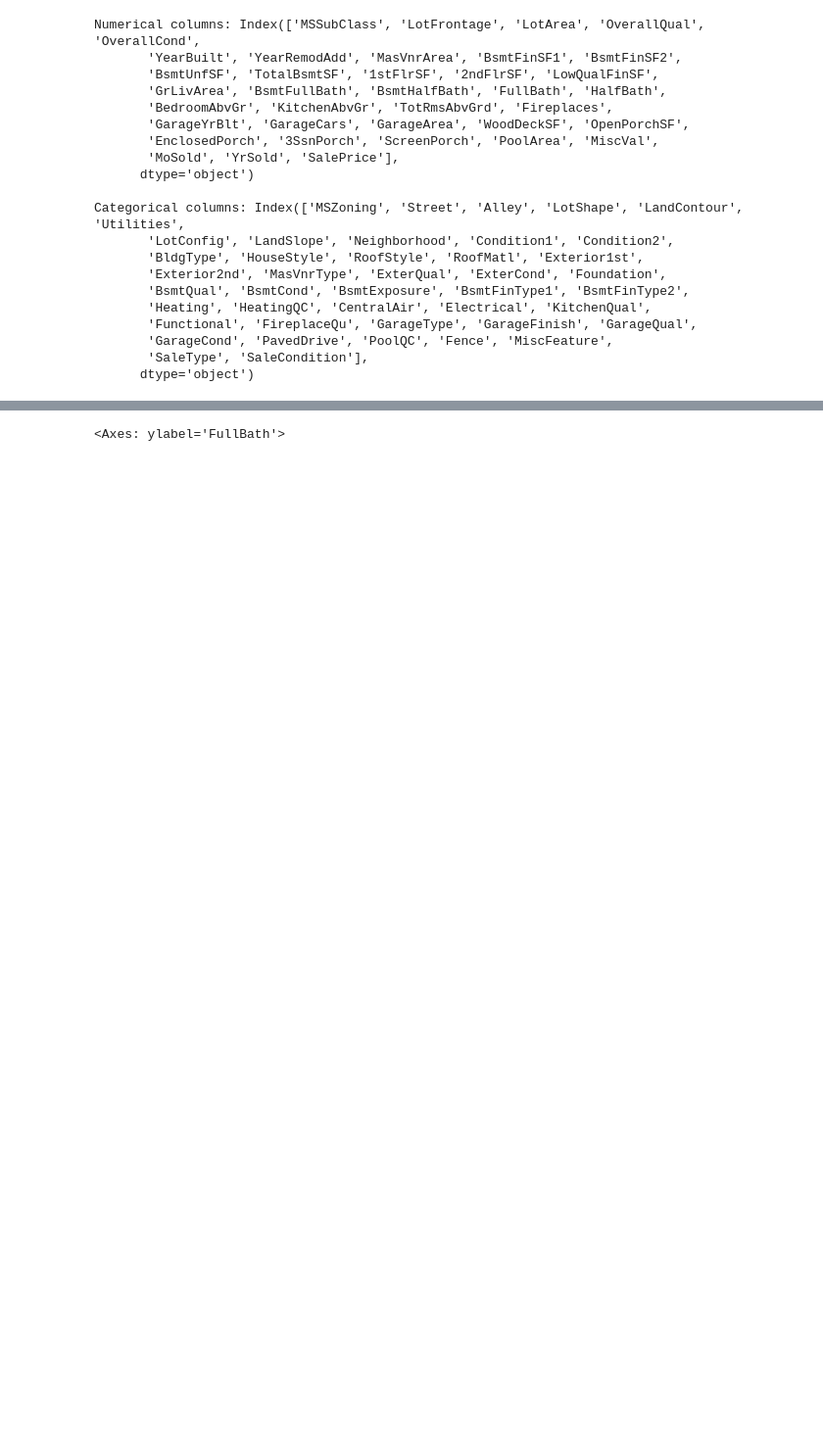
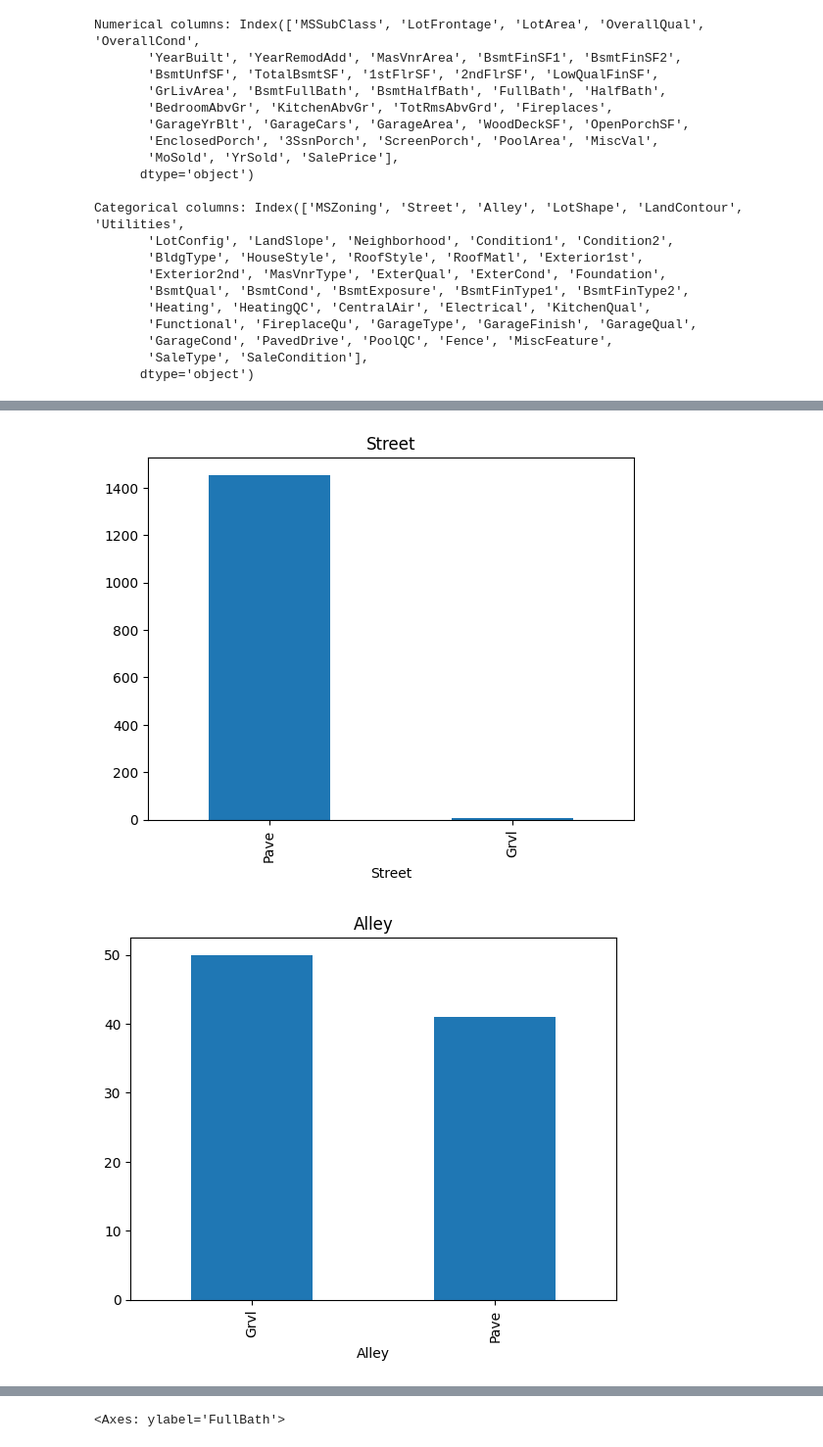
Before and after one commit to andrescastro-itm/AI_ITM, a Jupyter notebook: Clase 2/EDA.ipynb, the cells around one changed output, grey strips where cells are left out. Shown at 98% size. Drawn from its saved outputs; the diff is of its cells as text; code cells hidden in the pictures; blank space fills up the shorter version.

```diff
--- a/Clase 2/EDA.ipynb
+++ b/Clase 2/EDA.ipynb
@@ -166,0 +203,8 @@ sns.heatmap(mat_corr, annot = True, ax = ax, linewidths= .1, annot_kws={"fontsiz
+# %%
+for c in categorical_features_all:
+    if len(df[c].value_counts()) < 4:
+        df[c].value_counts().plot.bar(title=c)
+        plt.show()
+# %% [output]
+[figure, added]
+[figure, added]
```
Also changed, not shown: parts of 34 cells of this notebook.
